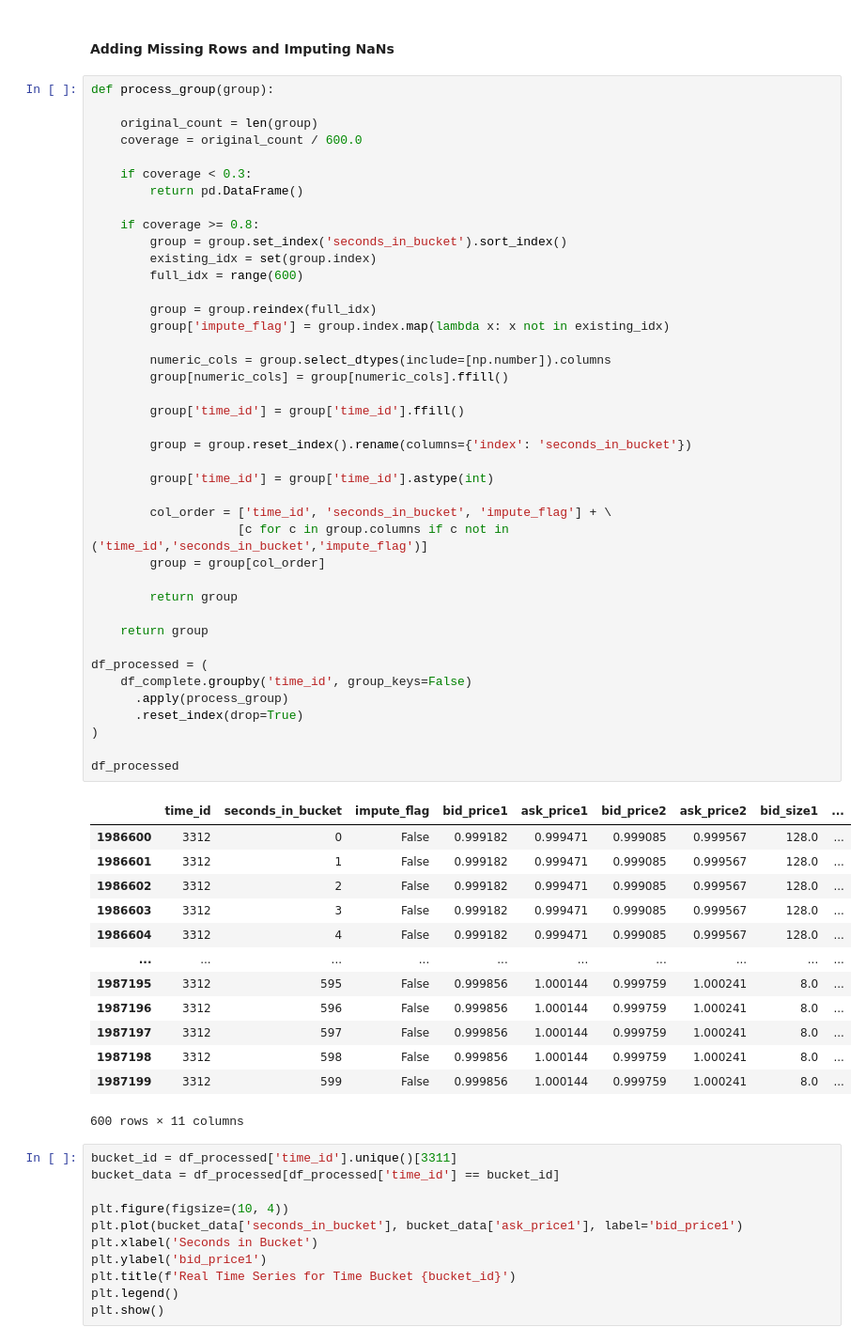
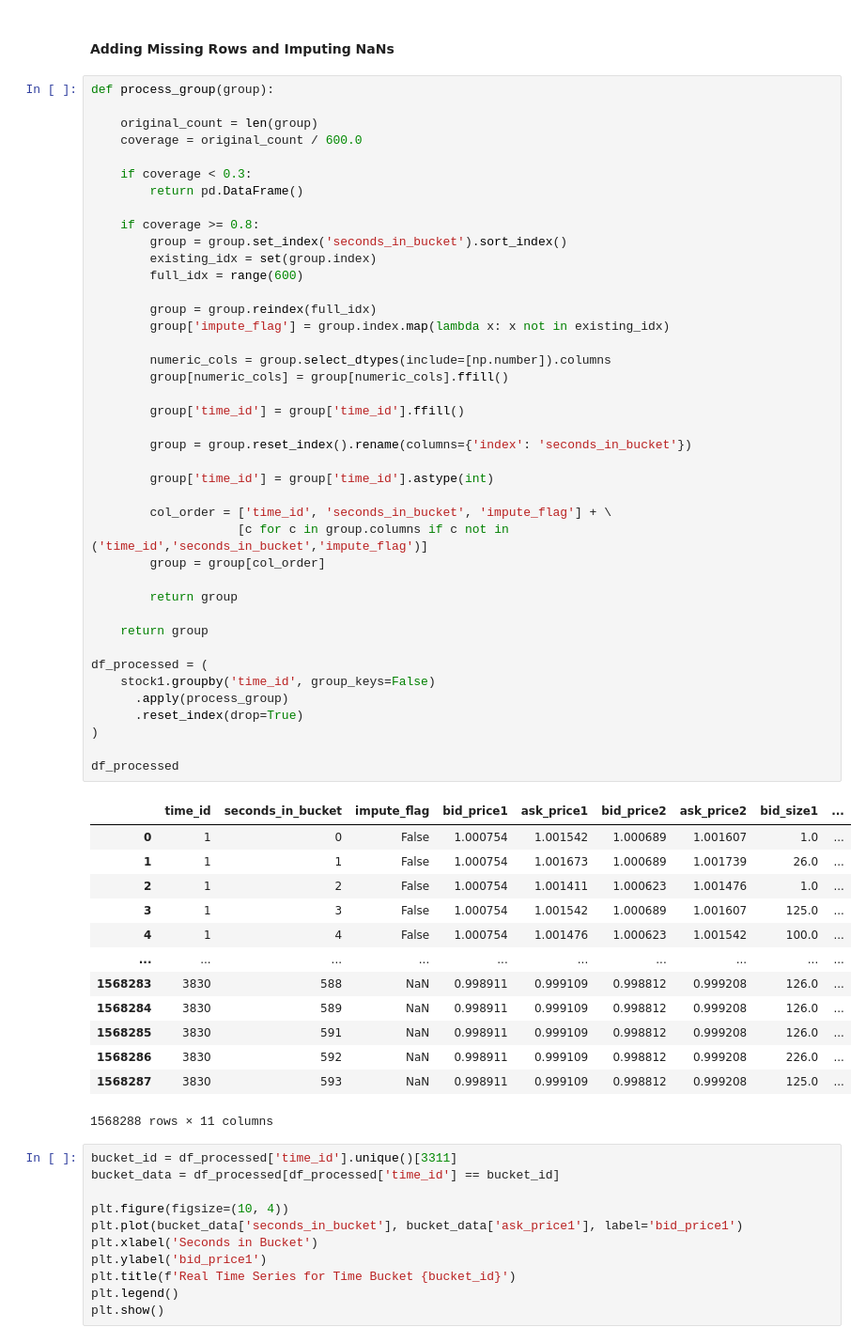
Before and after one commit to Ayush-Singh-31/Optiver-07, a Jupyter notebook: EDA.ipynb, the cells around one changed output. Shown: that part at 94% size. Drawn from its saved outputs; the diff is of its cells as text.

```diff
--- a/EDA.ipynb
+++ b/EDA.ipynb
@@ -360,46 +360,46 @@ def process_group(group):
         full_idx = range(600)
 
         group = group.reindex(full_idx)
         group['impute_flag'] = group.index.map(lambda x: x not in existing_idx)
 
         numeric_cols = group.select_dtypes(include=[np.number]).columns
         group[numeric_cols] = group[numeric_cols].ffill()
 
         group['time_id'] = group['time_id'].ffill()
 
         group = group.reset_index().rename(columns={'index': 'seconds_in_bucket'})
 
         group['time_id'] = group['time_id'].astype(int)
 
         col_order = ['time_id', 'seconds_in_bucket', 'impute_flag'] + \
                     [c for c in group.columns if c not in ('time_id','seconds_in_bucket','impute_flag')]
         group = group[col_order]
 
         return group
 
     return group
 
 df_processed = (
-    df_complete.groupby('time_id', group_keys=False)
+    stock1.groupby('time_id', group_keys=False)
       .apply(process_group)
       .reset_index(drop=True)
 )
 
 df_processed
 # %% [output]
 |  | time_id | seconds_in_bucket | impute_flag | bid_price1 | ask_price1 | bid_price2 | ask_price2 | bid_size1 | ... |
-| 1986600 | 3312 | 0 | False | 0.999182 | 0.999471 | 0.999085 | 0.999567 | 128.0 | ... |
-| 1986601 | 3312 | 1 | False | 0.999182 | 0.999471 | 0.999085 | 0.999567 | 128.0 | ... |
-| 1986602 | 3312 | 2 | False | 0.999182 | 0.999471 | 0.999085 | 0.999567 | 128.0 | ... |
-| 1986603 | 3312 | 3 | False | 0.999182 | 0.999471 | 0.999085 | 0.999567 | 128.0 | ... |
-| 1986604 | 3312 | 4 | False | 0.999182 | 0.999471 | 0.999085 | 0.999567 | 128.0 | ... |
+| 0 | 1 | 0 | False | 1.000754 | 1.001542 | 1.000689 | 1.001607 | 1.0 | ... |
+| 1 | 1 | 1 | False | 1.000754 | 1.001673 | 1.000689 | 1.001739 | 26.0 | ... |
+| 2 | 1 | 2 | False | 1.000754 | 1.001411 | 1.000623 | 1.001476 | 1.0 | ... |
+| 3 | 1 | 3 | False | 1.000754 | 1.001542 | 1.000689 | 1.001607 | 125.0 | ... |
+| 4 | 1 | 4 | False | 1.000754 | 1.001476 | 1.000623 | 1.001542 | 100.0 | ... |
 | ... | ... | ... | ... | ... | ... | ... | ... | ... | ... |
-| 1987195 | 3312 | 595 | False | 0.999856 | 1.000144 | 0.999759 | 1.000241 | 8.0 | ... |
-| 1987196 | 3312 | 596 | False | 0.999856 | 1.000144 | 0.999759 | 1.000241 | 8.0 | ... |
-| 1987197 | 3312 | 597 | False | 0.999856 | 1.000144 | 0.999759 | 1.000241 | 8.0 | ... |
-| 1987198 | 3312 | 598 | False | 0.999856 | 1.000144 | 0.999759 | 1.000241 | 8.0 | ... |
-| 1987199 | 3312 | 599 | False | 0.999856 | 1.000144 | 0.999759 | 1.000241 | 8.0 | ... |
+| 1568283 | 3830 | 588 | NaN | 0.998911 | 0.999109 | 0.998812 | 0.999208 | 126.0 | ... |
+| 1568284 | 3830 | 589 | NaN | 0.998911 | 0.999109 | 0.998812 | 0.999208 | 126.0 | ... |
+| 1568285 | 3830 | 591 | NaN | 0.998911 | 0.999109 | 0.998812 | 0.999208 | 126.0 | ... |
+| 1568286 | 3830 | 592 | NaN | 0.998911 | 0.999109 | 0.998812 | 0.999208 | 226.0 | ... |
+| 1568287 | 3830 | 593 | NaN | 0.998911 | 0.999109 | 0.998812 | 0.999208 | 125.0 | ... |
-600 rows × 11 columns
+1568288 rows × 11 columns
 # %%
 bucket_id = df_processed['time_id'].unique()[3311]
 bucket_data = df_processed[df_processed['time_id'] == bucket_id]
```
